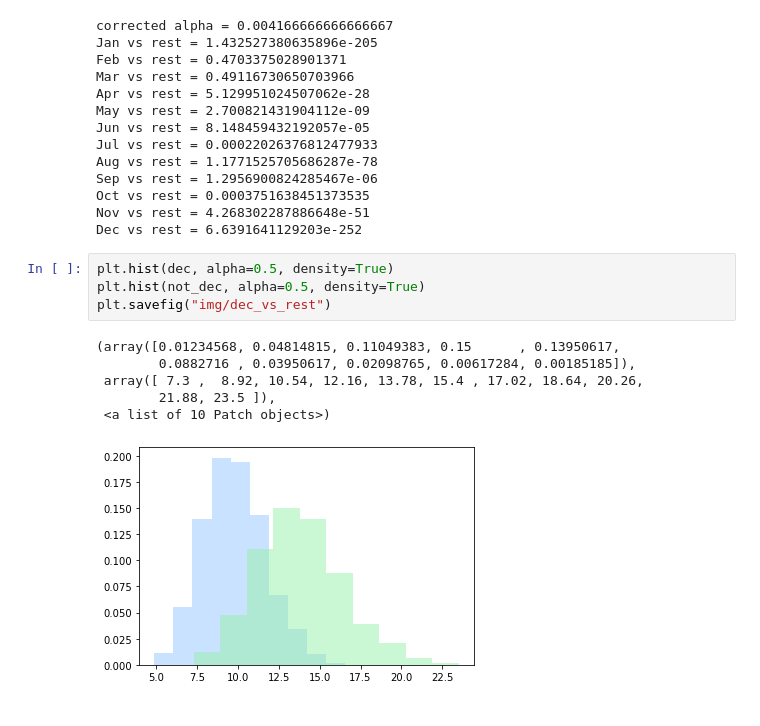
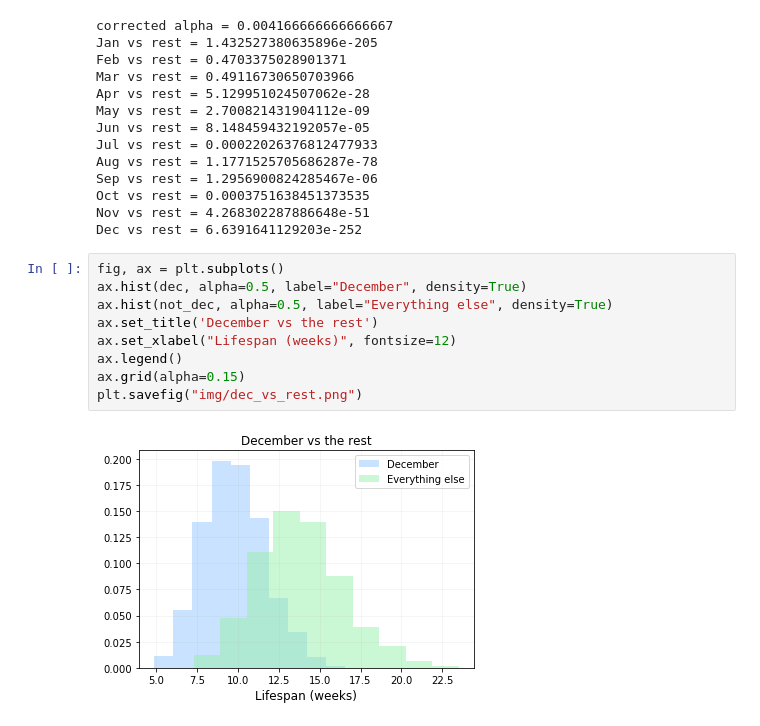
Before and after one commit to virsagothethird/UK-Top-100-Songs, a Jupyter notebook: uk100-Copy2.ipynb, the cells around one changed output. Cells and saved outputs as stored; diff of their text form.

```diff
--- a/uk100-Copy2.ipynb
+++ b/uk100-Copy2.ipynb
@@ -1053,13 +1053,13 @@ Oct vs rest = 0.0003751638451373535
 Nov vs rest = 4.268302287886648e-51
 Dec vs rest = 6.6391641129203e-252
 # %%
-plt.hist(dec, alpha=0.5, density=True)
-plt.hist(not_dec, alpha=0.5, density=True)
-plt.savefig("img/dec_vs_rest")
+fig, ax = plt.subplots()
+ax.hist(dec, alpha=0.5, label="December", density=True)
+ax.hist(not_dec, alpha=0.5, label="Everything else", density=True)
+ax.set_title('December vs the rest')
+ax.set_xlabel("Lifespan (weeks)", fontsize=12)
+ax.legend()
+ax.grid(alpha=0.15)
+plt.savefig("img/dec_vs_rest.png")
 # %% [output]
-(array([0.01234568, 0.04814815, 0.11049383, 0.15      , 0.13950617,
-        0.0882716 , 0.03950617, 0.02098765, 0.00617284, 0.00185185]),
- array([ 7.3 ,  8.92, 10.54, 12.16, 13.78, 15.4 , 17.02, 18.64, 20.26,
-        21.88, 23.5 ]),
- <a list of 10 Patch objects>)
-[figure, old version]
+[figure, new version]
```
Also changed, not shown: parts of 3 cells of this notebook, 4 other files.
